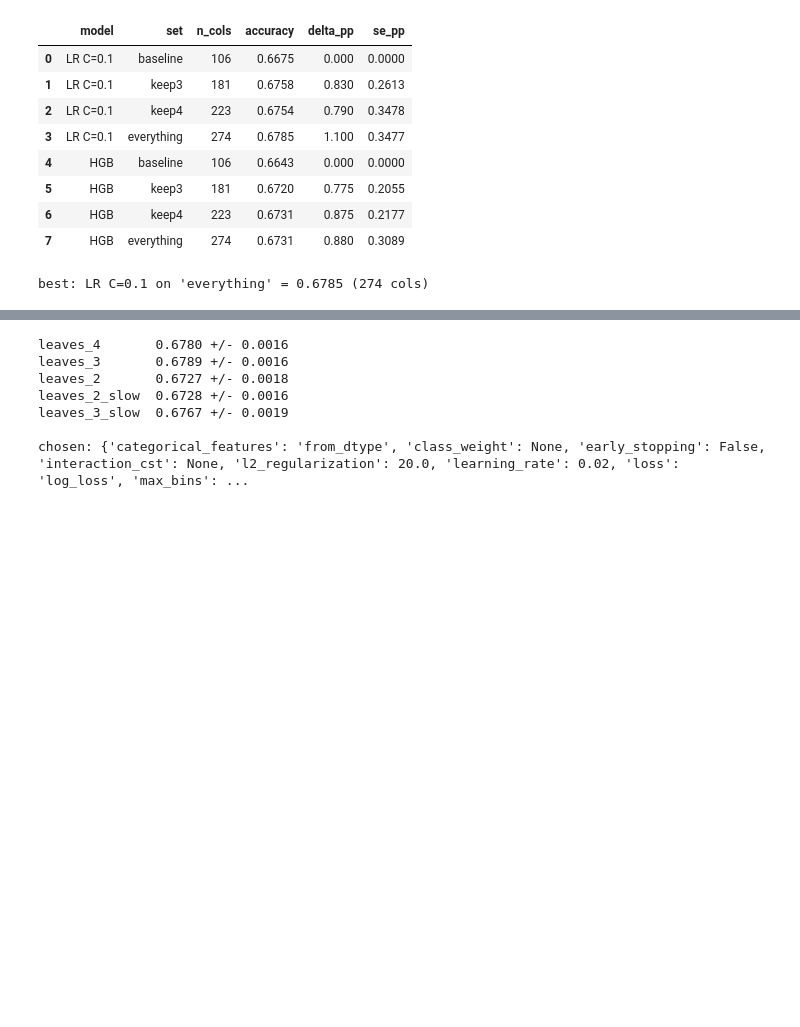
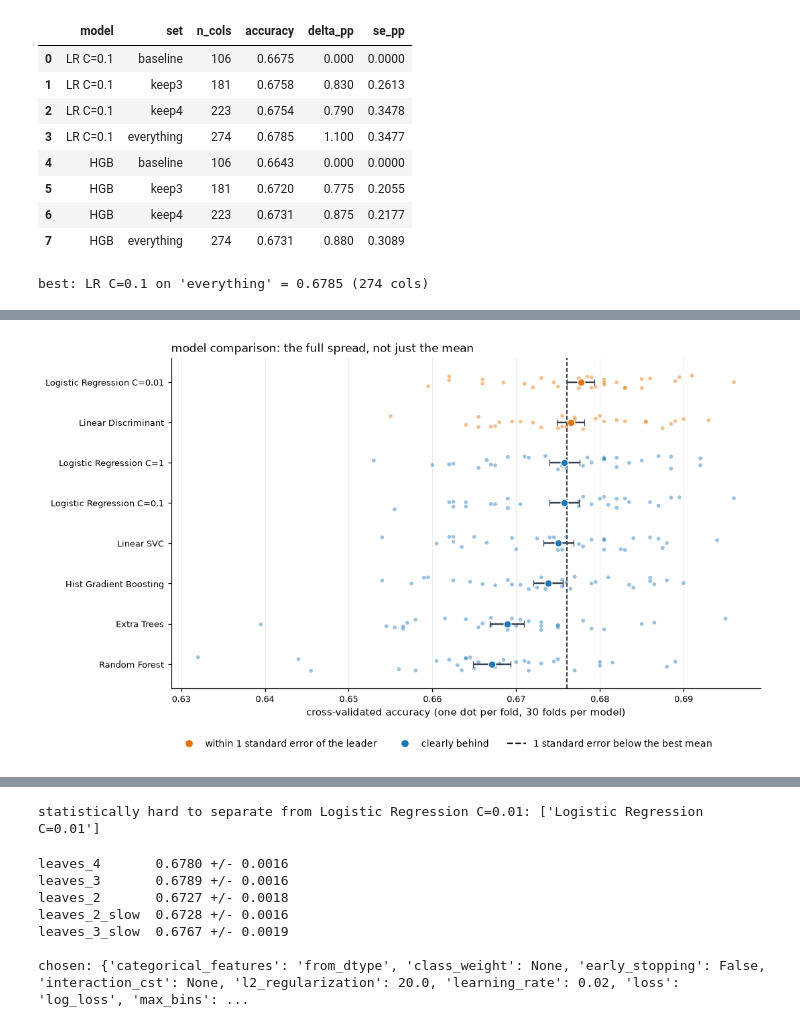
Before and after one commit to amrhsnd/FDS_Challenge_26, a Jupyter notebook: notebooks/aimilia/final.ipynb, the cells around one changed output, grey strips where cells are left out. Drawn from its saved outputs; the diff is of its cells as text; code cells hidden in the pictures; blank space fills up the shorter version.

```diff
--- a/notebooks/aimilia/final.ipynb
+++ b/notebooks/aimilia/final.ipynb
@@ -432,0 +884,79 @@ best: LR C=0.1 on 'everything' = 0.6785 (274 cols)
+# %%
+
+# this is what told us there was no single best model, which is why the final
+# submission combines two of them instead of picking one.
+
+spread = pd.DataFrame(results)                     # 30 fold scores x 8 models
+order = spread.mean().sort_values().index          # worst at the bottom
+means = spread.mean()
+errors = spread.std() / np.sqrt(len(spread))       # standard error of the mean
+# a rough visual guide: one standard error below the best average.
+cutoff = means.max() - errors[means.idxmax()]
+
+fig, ax = plt.subplots(figsize=(10, 0.56 * len(order) + 1.8))
+rng = np.random.default_rng(0)           # fixed seed so the jitter never changes
+for y, name in enumerate(order):
+    scores = spread[name].to_numpy()
+    # every individual fold score, jittered up and down a little so that
+    # overlapping points stay visible.
+    inside = means[name] >= cutoff
+    colour = C_WIN if inside else C_LOSE
+    ax.scatter(scores, y + rng.uniform(-0.17, 0.17, len(scores)), s=14,
+               color=colour, alpha=0.45, edgecolors="none", zorder=2)
+
+    ax.errorbar(means[name], y, xerr=errors[name], fmt="o", markersize=7,
+                color=colour, ecolor="#374151", elinewidth=1.6, capsize=3,
+                markeredgecolor="white", markeredgewidth=0.8, zorder=3)
+
+ax.axvline(cutoff, color="#111827", linestyle="--", linewidth=1.1, zorder=1)
+ax.set_yticks(range(len(order)), order)
+ax.set_ylim(-0.6, len(order) - 0.4)
+ax.set_xlabel("cross-validated accuracy (one dot per fold, 30 folds per model)")
+ax.set_title("model comparison: the full spread, not just the mean", loc="left")
+ax.xaxis.grid(True); ax.yaxis.grid(False)
+handles = [plt.Line2D([], [], marker="o", linestyle="", color=C_WIN),
+           plt.Line2D([], [], marker="o", linestyle="", color=C_LOSE),
+           plt.Line2D([], [], linestyle="--", color="#111827")]
+
+ax.legend(handles, ["within 1 standard error of the leader", "clearly behind",
+                    "1 standard error below the best mean"],
+          loc="upper left", bbox_to_anchor=(0, -0.13), ncol=3)
+
+fig.tight_layout(rect=(0, 0.06, 1, 1))
+plt.show()
+
+#comparing each model against the best one, fold by fold.
+# every model was scored on the same folds, so a fold that happens to be
+# difficult drags all of them down together. subtracting one model from another
+# within each fold cancels that shared difficulty out, and gives a much tighter
+# estimate of the gap between two models than comparing their separate error
+# bars does.
+leader = means.idxmax()
+paired = {name: (spread[name] - spread[leader]) * 100 for name in spread.columns}
+
+summary = (pd.DataFrame({"mean": means, "std": spread.std(), "std_error": errors,
+                         "min": spread.min(), "max": spread.max()})
+           .sort_values("mean", ascending=False))
+summary["vs_best_pp"] = [paired[n].mean() for n in summary.index]
+summary["vs_best_se"] = [paired[n].std(ddof=1) / np.sqrt(len(spread))
+                         for n in summary.index]
+# note on the two spread columns: "std" is how much the score varies between
+# folds, while "std_error" is how uncertain the average itself is.
+display(summary.round(4))
+
+# a model counts as tied with the leader if the paired gap is smaller than
+# twice its own standard error. same threshold we used to decide which feature
+# groups to keep. the leader is tied with itself by definition, which is why
+# the max() guards against dividing by a standard error of exactly zero.
+tied = [n for n in summary.index
+        if abs(summary.loc[n, "vs_best_pp"]) < 2 * max(summary.loc[n, "vs_best_se"], 1e-9)]
+print(f"statistically hard to separate from {leader}: {tied}")
+if len(tied) > 1:
+    print("more than one candidate is in range, so the choice can rest on "
+          "something other than the average - how stable it is across folds, "
+          "how fast it trains, or whether it disagrees usefully with the "
+          "others. we took the last of these: the final model averages two of "
+          "these candidates from different families, which disagree with each "
+          "other on about 14% of battles.")
+# %% [output]
+[figure, added]
@@ -433 +972,2 @@ best: LR C=0.1 on 'everything' = 0.6785 (274 cols)
+statistically hard to separate from Logistic Regression C=0.01: ['Logistic Regression C=0.01']
 # %%
```
Also changed, not shown: parts of 23 cells of this notebook.
